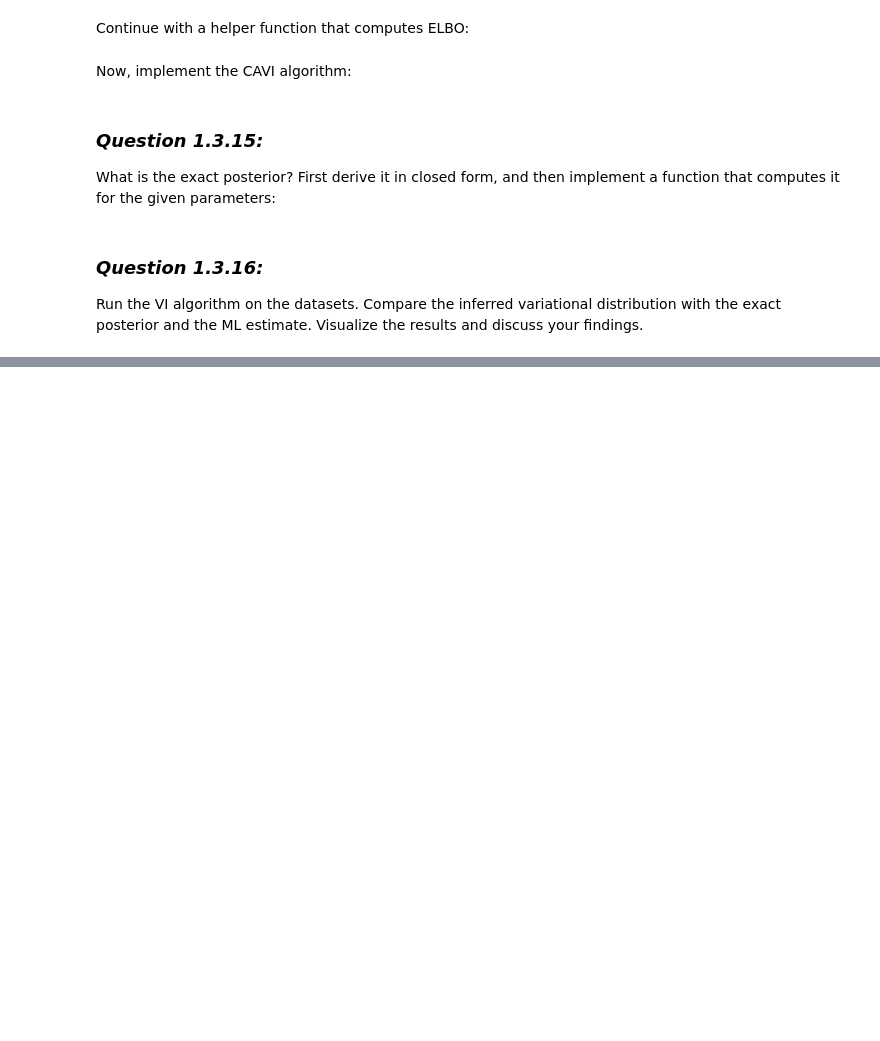
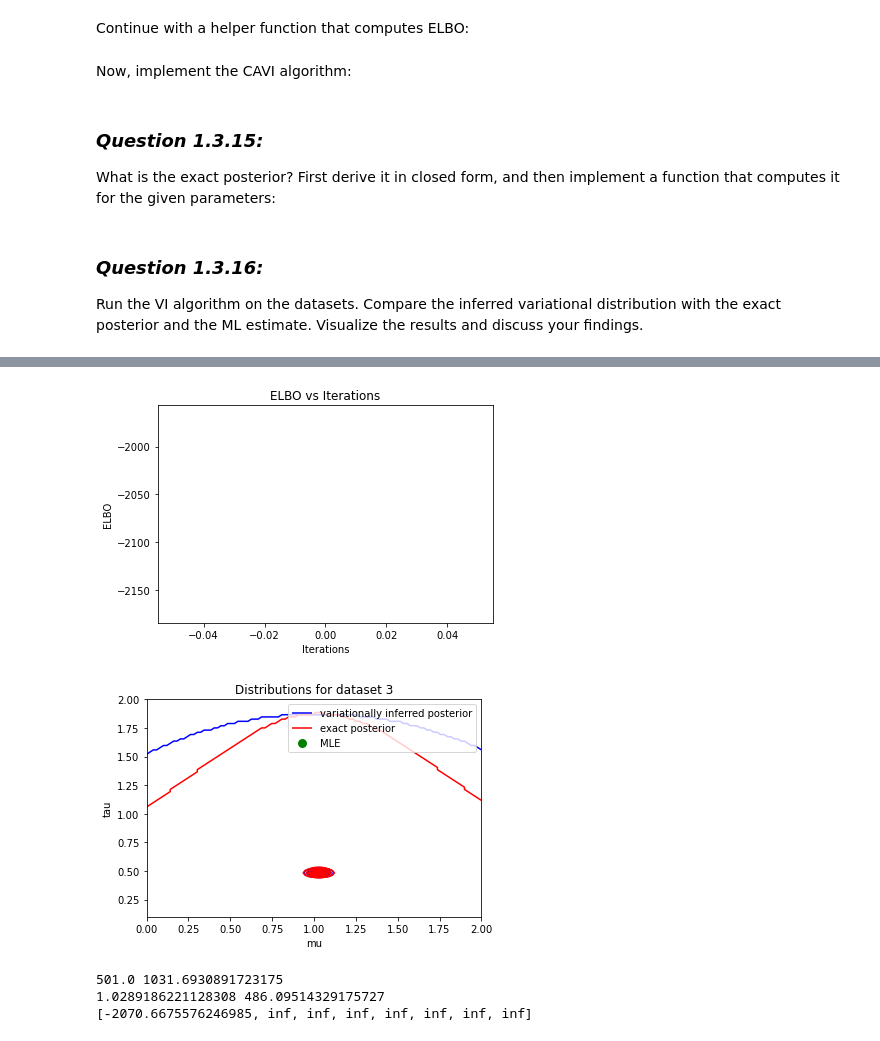
Before and after one commit to jonhelgi00/Assignment1A, a Jupyter notebook: 1A-3-CAVI.ipynb, the cells around one changed output, grey strips where cells are left out. Saved outputs shown, nothing was run; the diff lists cells and outputs as text; code cells hidden in the pictures; blank space fills up the shorter version.

```diff
--- a/1A-3-CAVI.ipynb
+++ b/1A-3-CAVI.ipynb
@@ -266,0 +294,48 @@ print(mu_N, lambda_N)
+# %%
+import matplotlib.pyplot as plt
+from matplotlib.lines import Line2D
+
+mu_ml, tau_ml = ML_est(dataset_3)
+a_N, b_N, mu_N, lambda_N, elbos = CAVI(dataset_3, a_0, b_0, mu_0, lambda_0)
+plt.plot(elbos)
+plt.xlabel('Iterations')
+plt.ylabel('ELBO')
+plt.title('ELBO vs Iterations')
+plt.show()
+mu_vect = np.linspace(0,2,100)
+tau_vect = np.linspace(0.1,2,100)
+
+q = np.zeros((100,100))
+p = np.zeros((100,100))
+for i in range(100):
+  for j in range(100):
+    q[i,j] = computeCAVI(a_N,b_N,mu_N,lambda_N,mu_vect[j], tau_vect[i])
+    p[i,j] = compute_exact_posterior(dataset_3,a_0, b_0, mu_0, lambda_0, mu_vect[j], tau_vect[i])
+
+# q = standardize(q)
+# p = standardize(p)
+
+C1 = plt.contour(mu_vect, tau_vect, q, colors='blue')
+C2 = plt.contour(mu_vect, tau_vect, p, colors='red')
+plt.scatter(mu_ml, tau_ml, color='green', label='MLE')
+
+h1,_ = C1.legend_elements()
+h2,_ = C2.legend_elements()
+h3 = Line2D([0], [0], marker='o', color='w', markerfacecolor='green', markersize=10, label='MLE')
+plt.legend([h1[0], h2[0], h3], ['variationally inferred posterior', 'exact posterior', 'MLE'])
+
+plt.xlabel("mu")
+plt.ylabel("tau")
+plt.title('Distributions for dataset 3')
+plt.show()
+
+print(a_N,b_N)
+print(mu_N, lambda_N)
+
+print(elbos)
+# %% [output]
+[figure, added]
+[figure, added]
+501.0 1031.6930891723175
+1.0289186221128308 486.09514329175727
+[-2070.6675576246985, inf, inf, inf, inf, inf, inf, inf]
```
Also changed, not shown: parts of 8 cells of this notebook.
